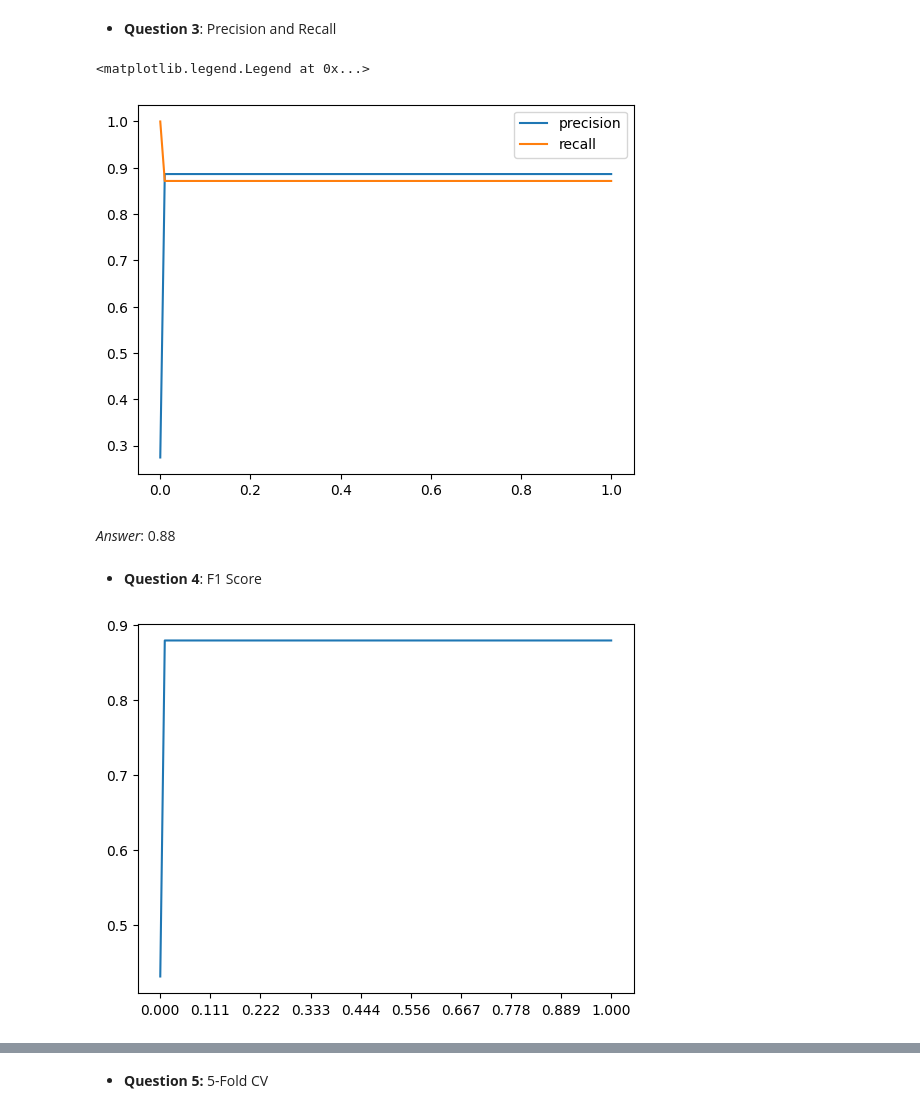
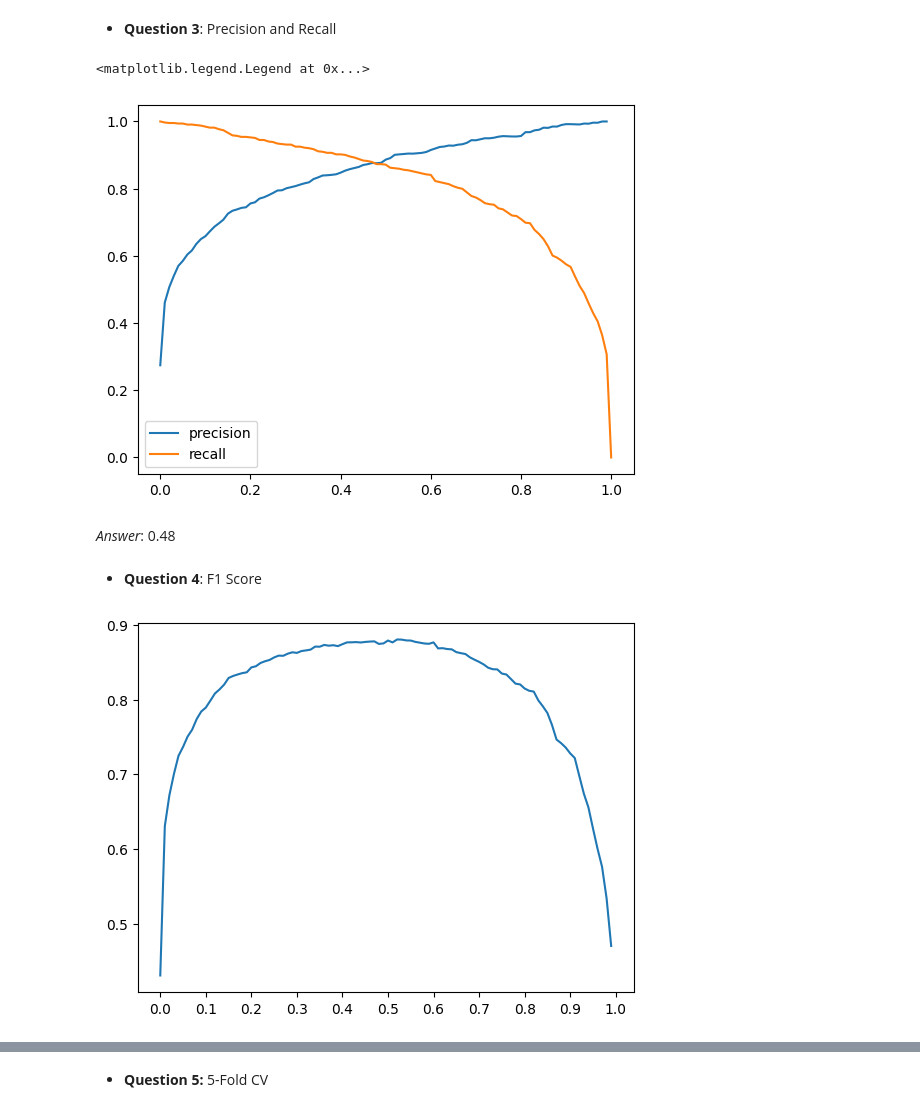
Before and after one commit to cecilegltslmcs/ML-Zoomcamp, a Jupyter notebook: Week4/homework.ipynb, the cells around one changed output, grey strips where cells are left out. Cells and saved outputs as stored; diff of their text form; code cells hidden in the pictures.

```diff
--- a/Week4/homework.ipynb
+++ b/Week4/homework.ipynb
@@ -110,7 +110,7 @@ model.fit(X_train, y_train)
 # %% [output]
 LogisticRegression(max_iter=1000, solver='liblinear')
 # %%
-y_pred = model.predict(X_val)
+y_pred = model.predict_proba(X_val)[:,1]
 # %%
 round(roc_auc_score(y_val, y_pred), 3)
 # %% [output]
@@ -150,16 +150,16 @@ plt.plot(df_scores["thresholds"], df_scores["recall"], label="recall")
 plt.legend()
 # %% [output]
 <matplotlib.legend.Legend at 0x...>
-[figure, old version]
+[figure, new version]
 # %% [markdown]
-*Answer*: 0.88
+*Answer*: 0.48
 # %% [markdown]
 - **Question 4**: F1 Score
 # %%
 df_scores['f1'] = 2 * df_scores["precision"] * df_scores["recall"] / (df_scores["precision"] + df_scores["recall"])
 # %%
 plt.plot(df_scores["thresholds"], df_scores["f1"])
-plt.xticks(np.linspace(0, 1, 10))
+plt.xticks(np.linspace(0, 1, 11))
 plt.show()
 # %% [output]
-[figure, old version]
+[figure, new version]
```
Also changed, not shown: parts of 4 cells of this notebook.
